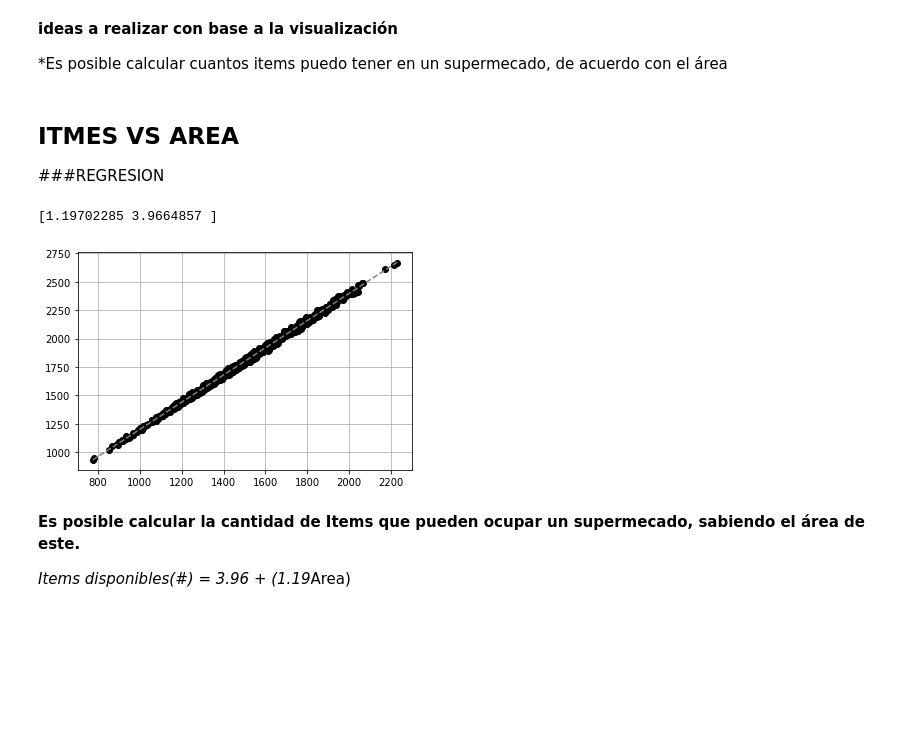
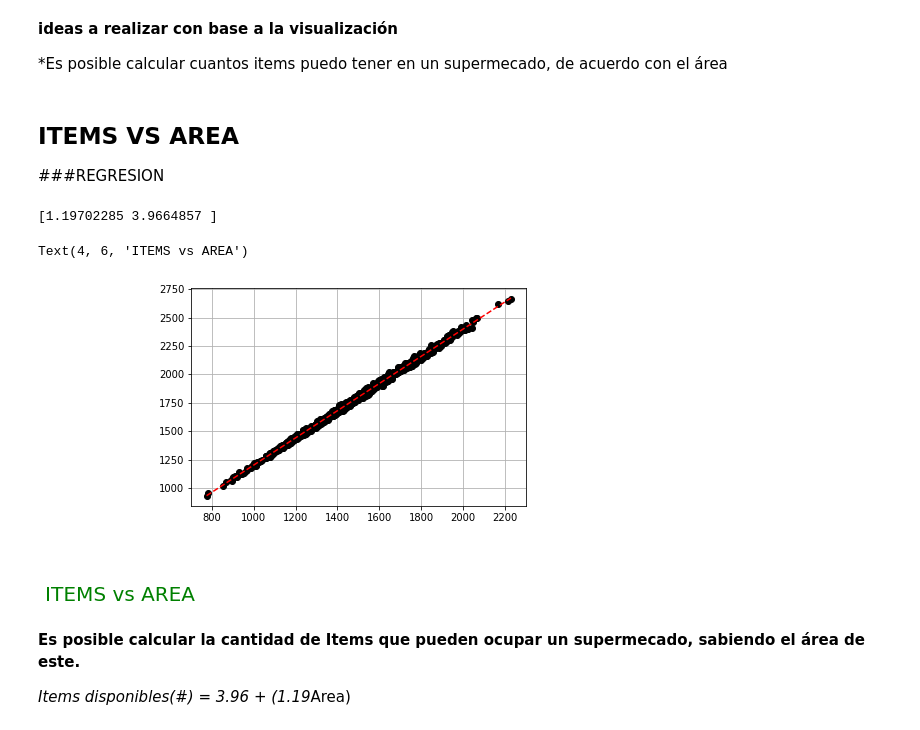
Before and after one commit to mhurtado28/EDA_store, a Jupyter notebook: EDA_Store.ipynb, the cells around one changed output. Drawn from its saved outputs; the diff is of its cells as text; code cells hidden in the pictures; blank space fills up the shorter version.

```diff
--- a/EDA_Store.ipynb
+++ b/EDA_Store.ipynb
@@ -117,28 +116,29 @@ snb.regplot(x = df['Store_Area'], y = df['Items_Available'], scatter_kws={"color
 
 *Es posible calcular cuantos items puedo tener en un supermecado, de acuerdo con el área
 # %% [markdown]
-## **ITMES VS AREA**
+## **ITEMS VS AREA**
 ###REGRESION
 # %%
 
-xt = data['Store_Area']
-yt = data['Items_Available']
+xt = df['Store_Area']
+yt = df['Items_Available']
 
 B    = np.polyfit( xt, yt, deg = 1 )
 xfit = np.linspace(np.min(xt),np.max(xt),30)
 yfit = np.polyval(B,xfit)
 
 print(B)
 
 plt.figure()
 plt.plot(xt,yt,"ok")
-plt.plot(xfit,yfit,"--",color="gray")
+plt.plot(xfit,yfit,"--",color="red")
 plt.grid()
 
-plt.text(4,6, 'Hello World!', fontsize=20, color='green')
+plt.text(4,6, 'ITEMS vs AREA', fontsize=20, color='green')
 # %% [output]
 [1.19702285 3.9664857 ]
+Text(4, 6, 'ITEMS vs AREA')
-[figure, old version]
+[figure, new version]
 # %% [markdown]
 **Es posible calcular la cantidad de Items que pueden ocupar un supermecado, sabiendo el área de este.**
 
```
Also changed, not shown: parts of 1 cell of this notebook.
